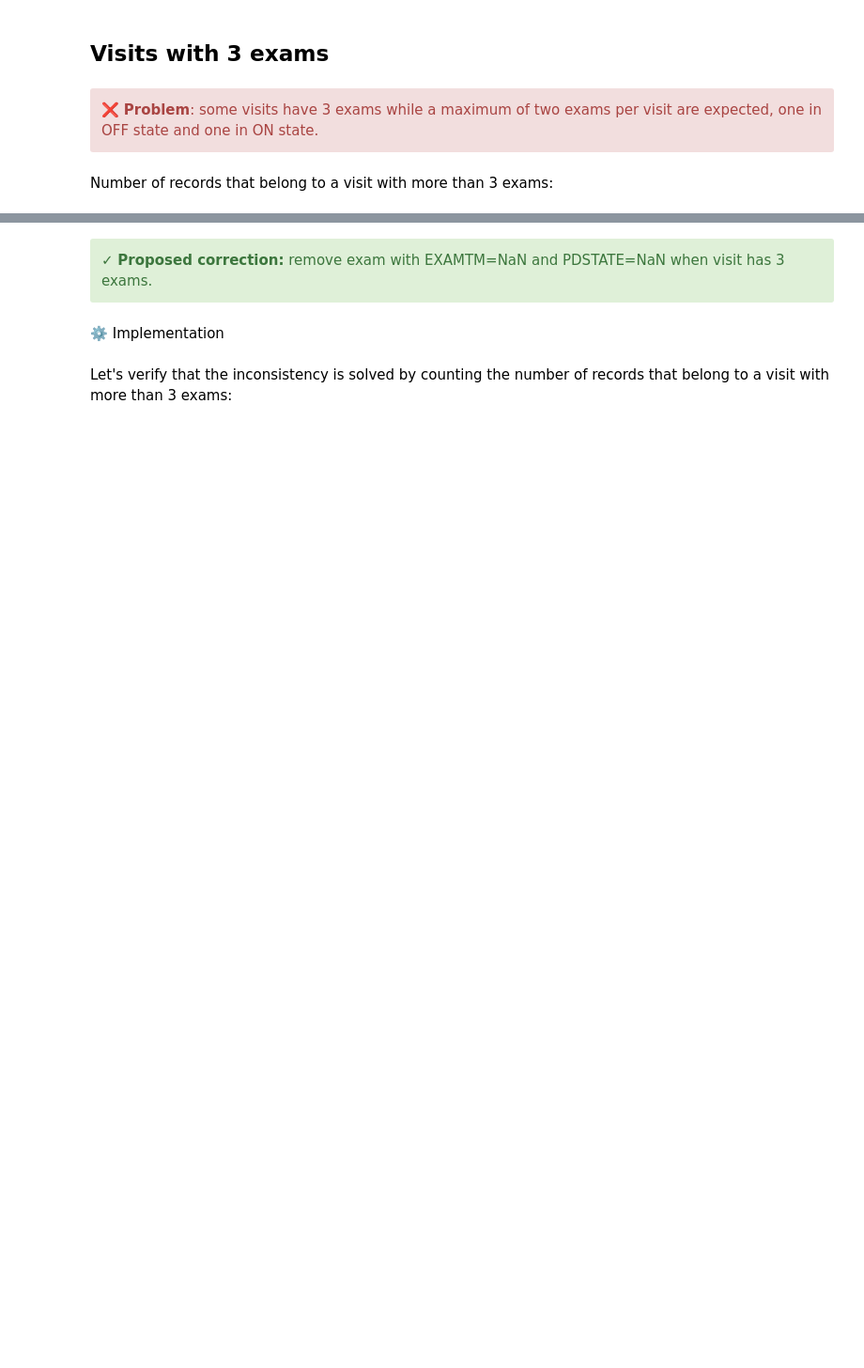
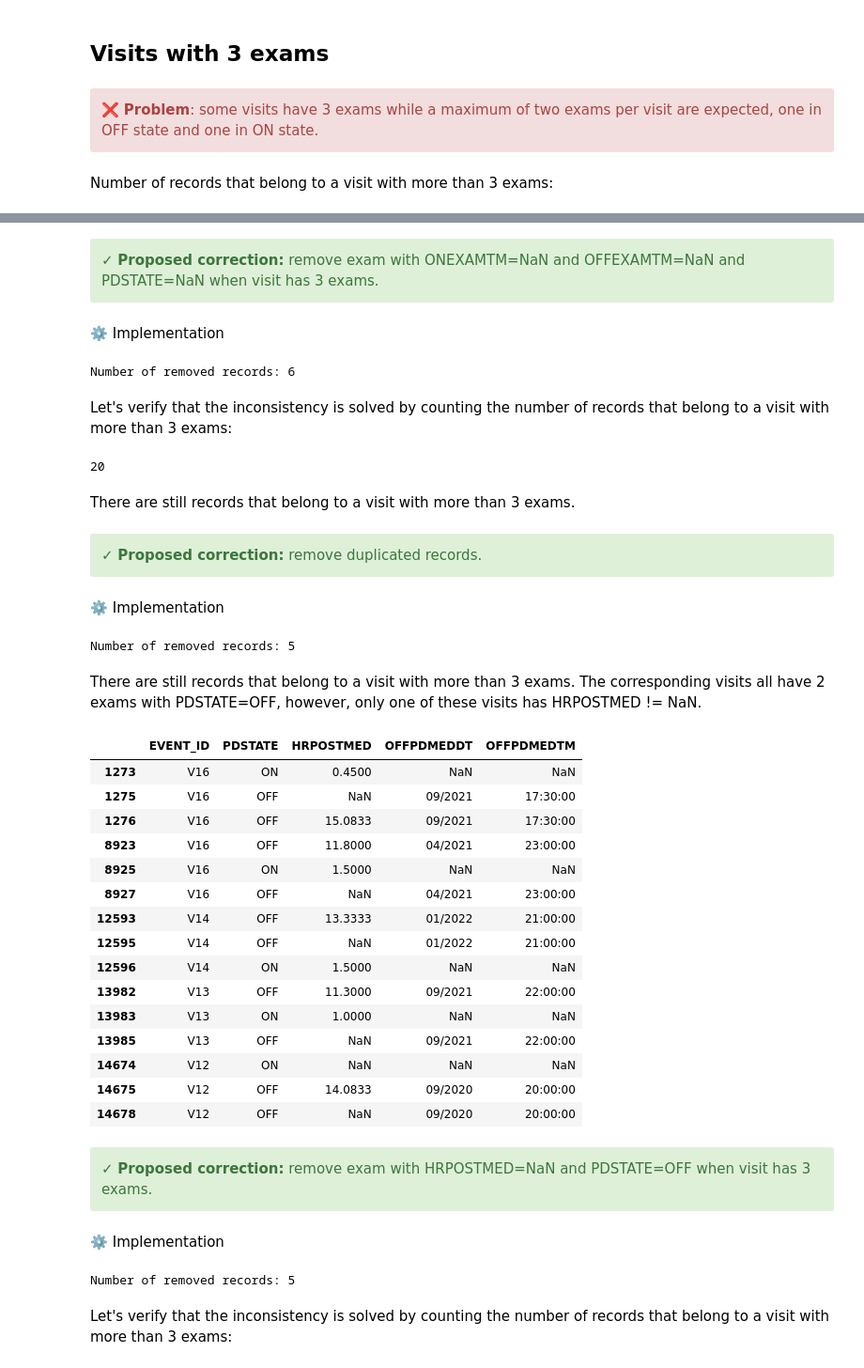
Before and after one commit to LivingPark-MRI/livingpark-utils, a Jupyter notebook: livingpark_utils/notebooks/pd_status.ipynb, the cells around one changed output, grey strips where cells are left out. Shown at 94% size. Saved outputs shown, nothing was run; the diff lists cells and outputs as text; code cells hidden in the pictures; blank space fills up the shorter version.

```diff
--- a/livingpark_utils/notebooks/pd_status.ipynb
+++ b/livingpark_utils/notebooks/pd_status.ipynb
@@ -193,2 +113,0 @@ plt.show()
-# %%
-df.loc[(df["PDTRTMNT"] == 0) & (df["PDMEDTM"].notnull()), "PDTRTMNT"] = 1
@@ -258,9 +176,9 @@ before = len(df)
 df = df[
     ~(
         (df["PDSTATE"] == "ON")
-        & df["EXAMTM"].notnull()
-        & df["PDMEDTM"].notnull()
-        & (df["EXAMTM"] < df["PDMEDTM"])
+        & df["ONEXAMTM"].notnull()
+        & df["ONPDMEDTM"].notnull()
+        & (df["ONEXAMTM"] < df["ONPDMEDTM"])
     )
 ]
 print(f"Removed {before-len(df)} records where PDSTATE=ON and EXAMTM<PDMEDTM")
@@ -286,16 +226,77 @@ HTML(pb_trunc.to_html(index=False))
 # %% [markdown]
 <div class="alert alert-block alert-success">
-  	&#10003;   <b>Proposed correction:</b> remove exam with EXAMTM=NaN and PDSTATE=NaN when visit has 3 exams.
+  	&#10003;   <b>Proposed correction:</b> remove exam with ONEXAMTM=NaN and OFFEXAMTM=NaN and PDSTATE=NaN when visit has 3 exams.
 </div>
 # %% [markdown]
 ⚙️ Implementation
 # %%
 a = df.groupby(["PATNO", "EVENT_ID"]).filter(lambda x: len(x) > 2)
-index = (a[(a["PDSTATE"].isnull()) & (a["EXAMTM"].isnull())]).index
+index = (a[(a["PDSTATE"].isnull()) & (a["ONEXAMTM"].isnull()) & (a["OFFEXAMTM"].isnull())]).index
 
 before_len = len(df)
 df = df[~df.index.isin(index)]
 print(f"Number of removed records: {before_len-len(df)}")
+# %% [output]
+Number of removed records: 6
+# %% [markdown]
+Let's verify that the inconsistency is solved by counting the number of records that belong to a visit with more than 3 exams:
+# %%
+pb = df.groupby(["PATNO", "EVENT_ID"]).filter(lambda x: len(x) > 2)
+len(pb)
+# %% [output]
+20
+# %% [markdown]
+There are still records that belong to a visit with more than 3 exams.
+# %% [markdown]
+<div class="alert alert-block alert-success">
+  	&#10003;   <b>Proposed correction:</b> remove duplicated records.
+</div>
+# %% [markdown]
+⚙️ Implementation
+# %%
+before_len = len(df)
+df = df[~df.drop(["REC_ID"], axis=1).duplicated(keep='first')]
+print(f"Number of removed records: {before_len-len(df)}")
+# %% [output]
+Number of removed records: 5
+# %% [markdown]
+There are still records that belong to a visit with more than 3 exams. The corresponding visits all have 2 exams with PDSTATE=OFF, however, only one of these visits has HRPOSTMED != NaN.
+# %%
+pb = df.groupby(["PATNO", "EVENT_ID"]).filter(lambda x: len(x) > 2)
+pb[["EVENT_ID", "PDSTATE", "HRPOSTMED", "OFFPDMEDDT", "OFFPDMEDTM"]]
+# %% [output]
+|  | EVENT_ID | PDSTATE | HRPOSTMED | OFFPDMEDDT | OFFPDMEDTM |
+| 1273 | V16 | ON | 0.4500 | NaN | NaN |
+| 1275 | V16 | OFF | NaN | 09/2021 | 17:30:00 |
+| 1276 | V16 | OFF | 15.0833 | 09/2021 | 17:30:00 |
+| 8923 | V16 | OFF | 11.8000 | 04/2021 | 23:00:00 |
+| 8925 | V16 | ON | 1.5000 | NaN | NaN |
+| 8927 | V16 | OFF | NaN | 04/2021 | 23:00:00 |
+| 12593 | V14 | OFF | 13.3333 | 01/2022 | 21:00:00 |
+| 12595 | V14 | OFF | NaN | 01/2022 | 21:00:00 |
+| 12596 | V14 | ON | 1.5000 | NaN | NaN |
+| 13982 | V13 | OFF | 11.3000 | 09/2021 | 22:00:00 |
+| 13983 | V13 | ON | 1.0000 | NaN | NaN |
+| 13985 | V13 | OFF | NaN | 09/2021 | 22:00:00 |
+| 14674 | V12 | ON | NaN | NaN | NaN |
+| 14675 | V12 | OFF | 14.0833 | 09/2020 | 20:00:00 |
+| 14678 | V12 | OFF | NaN | 09/2020 | 20:00:00 |
+# %% [markdown]
+<div class="alert alert-block alert-success">
+  	&#10003;   <b>Proposed correction:</b> remove exam with HRPOSTMED=NaN and PDSTATE=OFF when visit has 3 exams.
+</div>
+# %% [markdown]
+⚙️ Implementation
+# %%
+
+a = df.groupby(["PATNO", "EVENT_ID"]).filter(lambda x: len(x) > 2)
+index = (a[(a["HRPOSTMED"].isnull()) & (a["PDSTATE"] == 'OFF')]).index
+
+before_len = len(df)
+df = df[~df.index.isin(index)]
+print(f"Number of removed records: {before_len-len(df)}")
+# %% [output]
+Number of removed records: 5
 # %% [markdown]
 Let's verify that the inconsistency is solved by counting the number of records that belong to a visit with more than 3 exams:
 # %%
```
Also changed, not shown: parts of 123 cells of this notebook.
